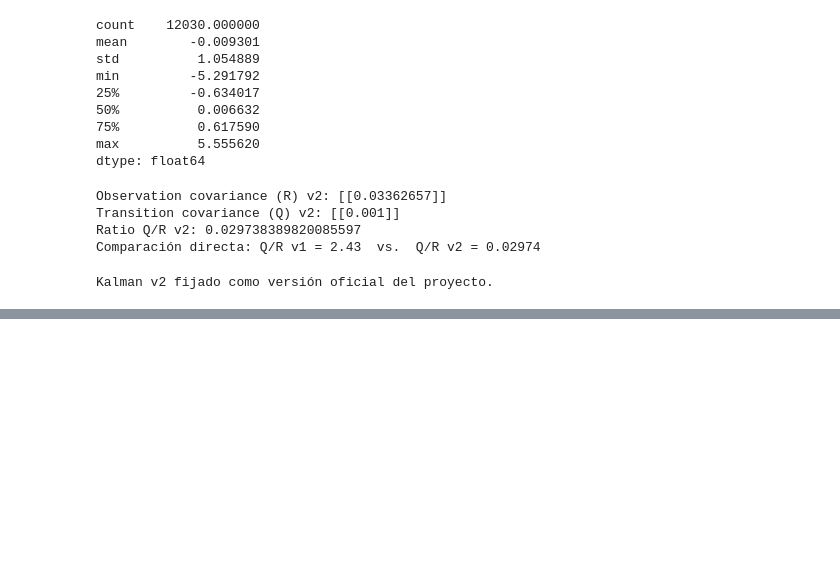
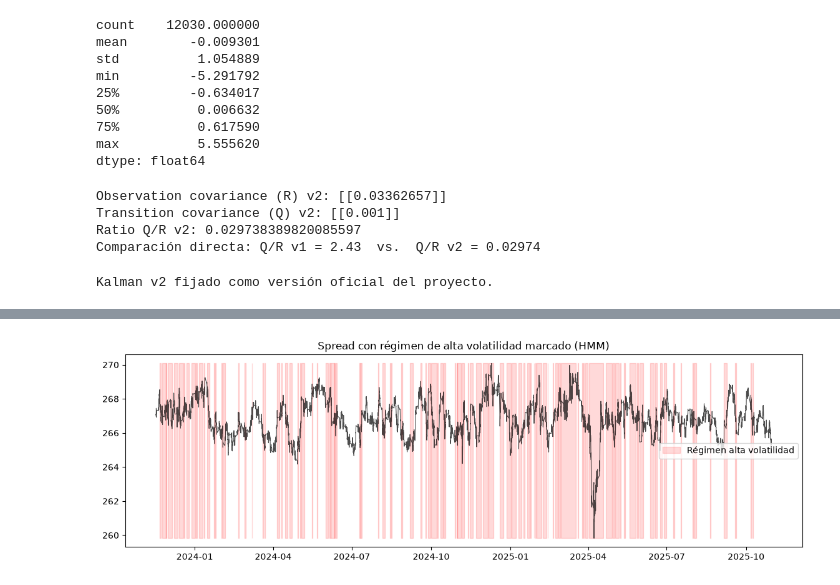
Before and after one commit to SamuOropeza/Investigacion_PCNM, a Jupyter notebook: main.ipynb, the cells around one changed output, grey strips where cells are left out. Saved outputs shown, nothing was run; the diff lists cells and outputs as text; code cells hidden in the pictures; blank space fills up the shorter version.

```diff
--- a/main.ipynb
+++ b/main.ipynb
@@ -466,0 +554,13 @@ Kalman v2 fijado como versión oficial del proyecto.
+# %%
+fig, ax = plt.subplots(figsize=(14, 4))
+ax.plot(spread_train.index, spread_train.values, color='black', alpha=0.7, linewidth=0.8)
+
+alta_vol_mask = regime_label_train.reindex(spread_train.index) == 'alta_volatilidad'
+ax.fill_between(spread_train.index, spread_train.min(), spread_train.max(),
+                 where=alta_vol_mask.fillna(False), color='red', alpha=0.15, label='Régimen alta volatilidad')
+
+ax.set_title("Spread con régimen de alta volatilidad marcado (HMM)")
+ax.legend()
+plt.show()
+# %% [output]
+[figure, added]
```
Also changed, not shown: parts of 16 cells of this notebook.
